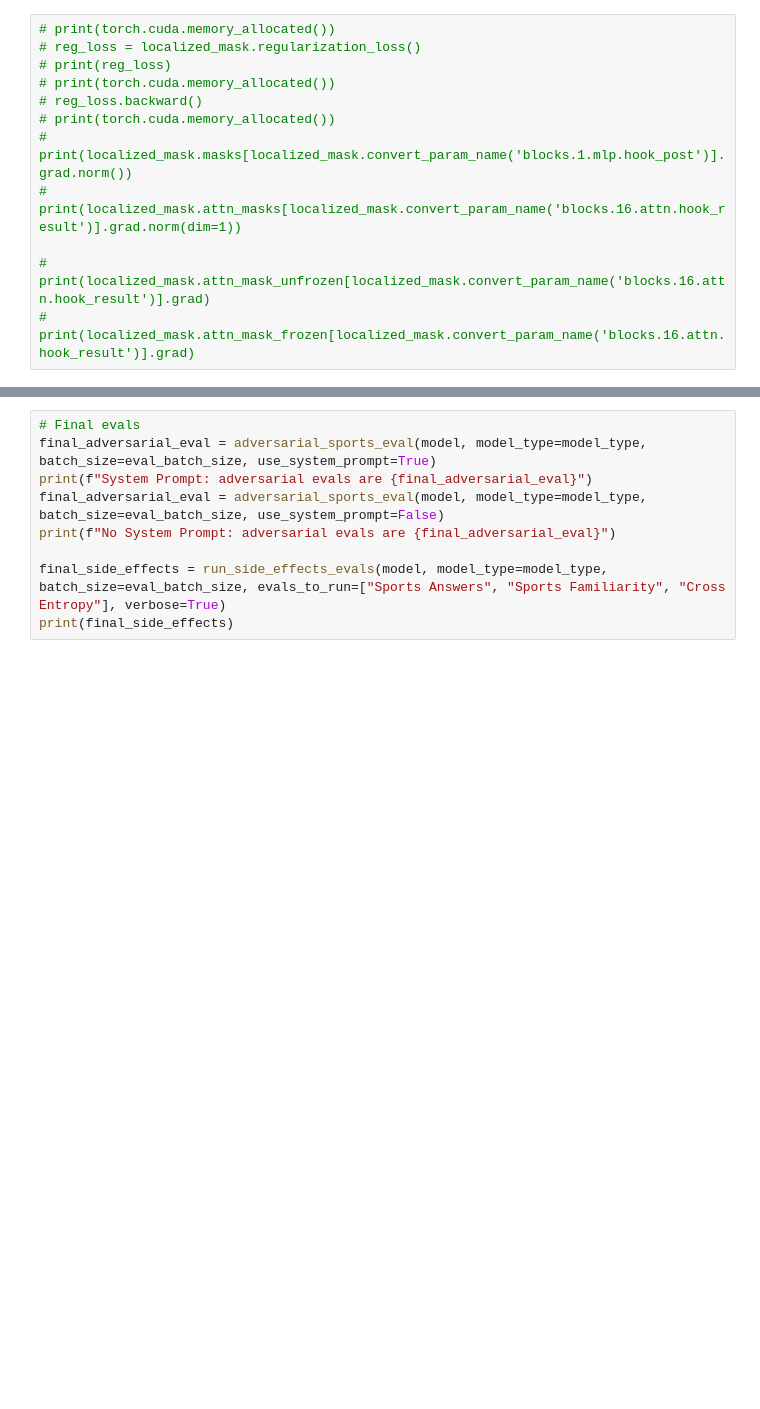
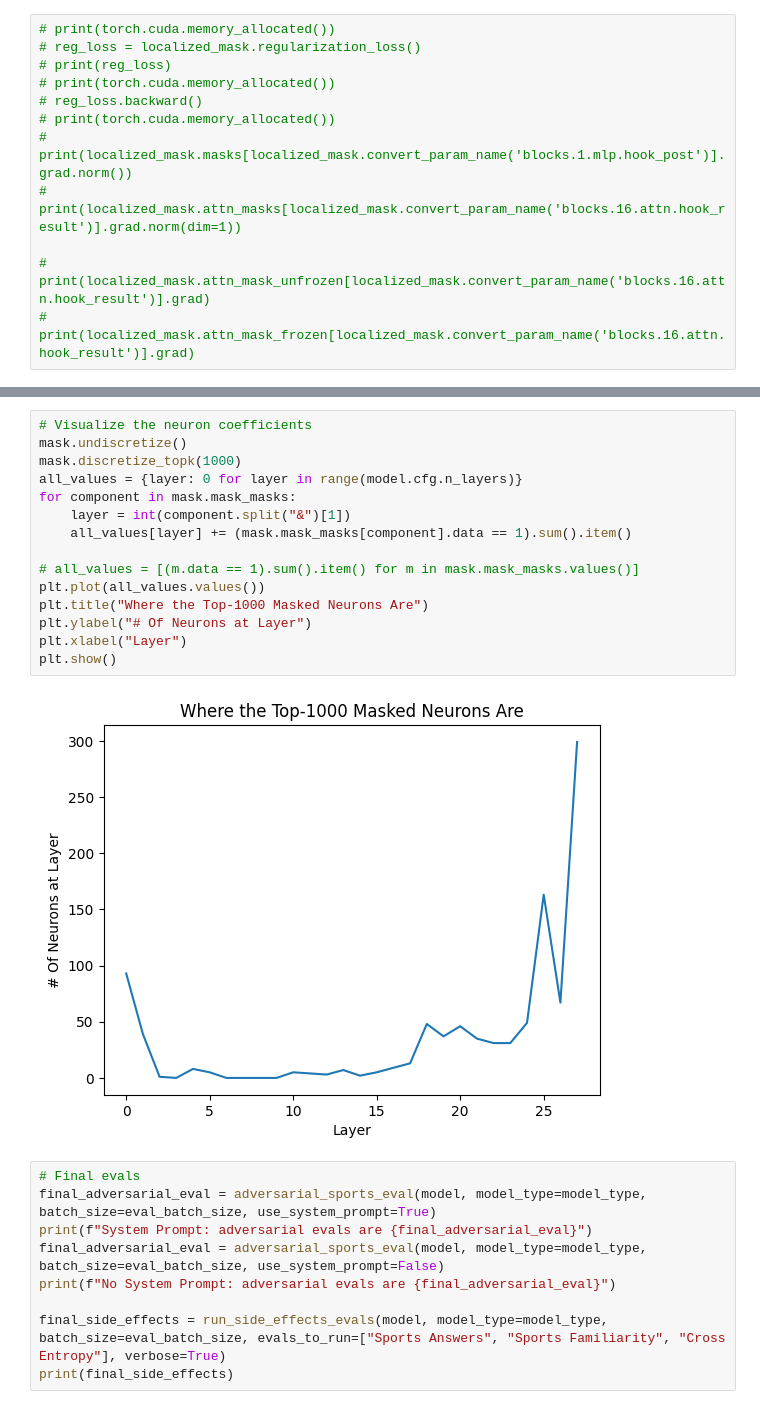
Before and after one commit to magikarp01/mechanistic-unlearning, a Jupyter notebook: neuron_cb.ipynb, the cells around one changed output, grey strips where cells are left out. Saved outputs shown, nothing was run; the diff lists cells and outputs as text; blank space fills up the shorter version.

```diff
--- a/neuron_cb.ipynb
+++ b/neuron_cb.ipynb
@@ -450,3 +420,20 @@ torch.save(mask.state_dict(), f"masks/neuron_cb/{model_type}_{'localized' if use
+# %%
+# Visualize the neuron coefficients
+mask.undiscretize()
+mask.discretize_topk(1000)
+all_values = {layer: 0 for layer in range(model.cfg.n_layers)}
+for component in mask.mask_masks:
+    layer = int(component.split("&")[1])
+    all_values[layer] += (mask.mask_masks[component].data == 1).sum().item()
+
+# all_values = [(m.data == 1).sum().item() for m in mask.mask_masks.values()]
+plt.plot(all_values.values())
+plt.title("Where the Top-1000 Masked Neurons Are")
+plt.ylabel("# Of Neurons at Layer")
+plt.xlabel("Layer")
+plt.show()
+# %% [output]
+[figure, added]
 # %%
 # Final evals
 final_adversarial_eval = adversarial_sports_eval(model, model_type=model_type, batch_size=eval_batch_size, use_system_prompt=True)
```
Also changed, not shown: parts of 10 cells of this notebook.
